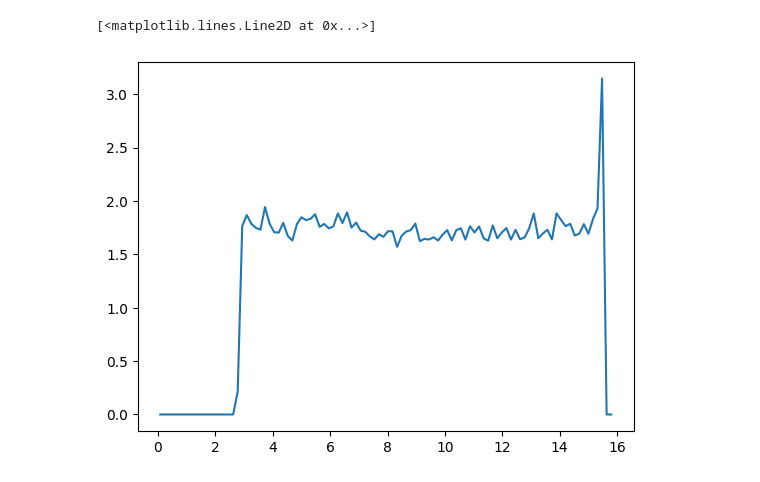
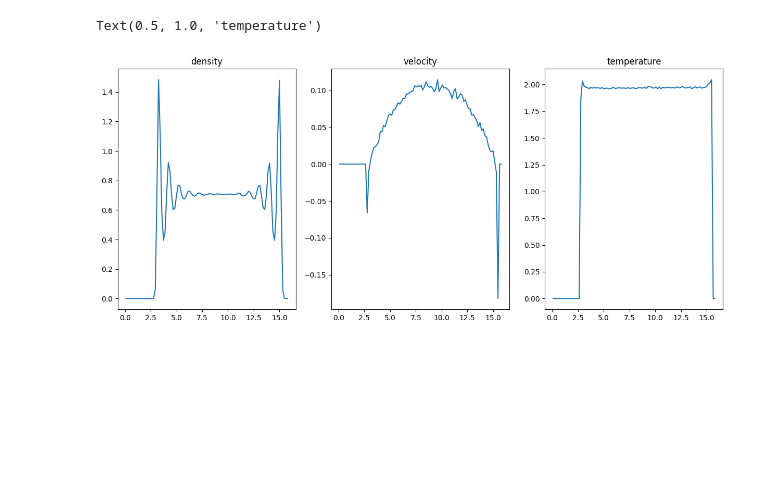
Before and after one commit to Cyandied/MathPhyscisSubjectModuleProject, a Jupyter notebook: FlowSimulation/plot.ipynb, the cells around one changed output. Cells and saved outputs as stored; diff of their text form; code cells hidden in the pictures; blank space fills up the shorter version.

Commit message:
Added data and modified plot.ipynb
- Added some simulation data
- Changed plot.ipynb to more easily accept simulation data

```diff
--- a/FlowSimulation/plot.ipynb
+++ b/FlowSimulation/plot.ipynb
@@ -31,8 +1,21 @@ plt.plot(db["pos_z"],db["density"])
-# %%
-plt.plot(db["pos_z"],db["temperature"])
-# plt.xlim(3,15)
-# plt.xticks(np.arange(3,16))
-# plt.ylim(-0.2,0.3)
-# %% [output]
-[<matplotlib.lines.Line2D at 0x...>]
-[figure, removed]
+# %%
+import matplotlib.pyplot as plt
+import pandas as pd
+import numpy as np
+
+file = "../SimulationData/Thea/Timeblocks15000Steps64_1.dat"
+
+db = pd.read_csv(file,delimiter=" ",header=None,names=["pos_z","density","velocity","temperature"])
+
+fig,ax = plt.subplots(1,3,sharex=False,figsize=(15,6))
+ax[0].plot(db["pos_z"],db["density"])
+ax[0].set_title("density")
+
+ax[1].plot(db["pos_z"],db["velocity"])
+ax[1].set_title("velocity")
+
+ax[2].plot(db["pos_z"],db["temperature"])
+ax[2].set_title("temperature")
+# %% [output]
+Text(0.5, 1.0, 'temperature')
+[figure, added]
```
Also changed, not shown: parts of 3 cells of this notebook, 7 other files.
